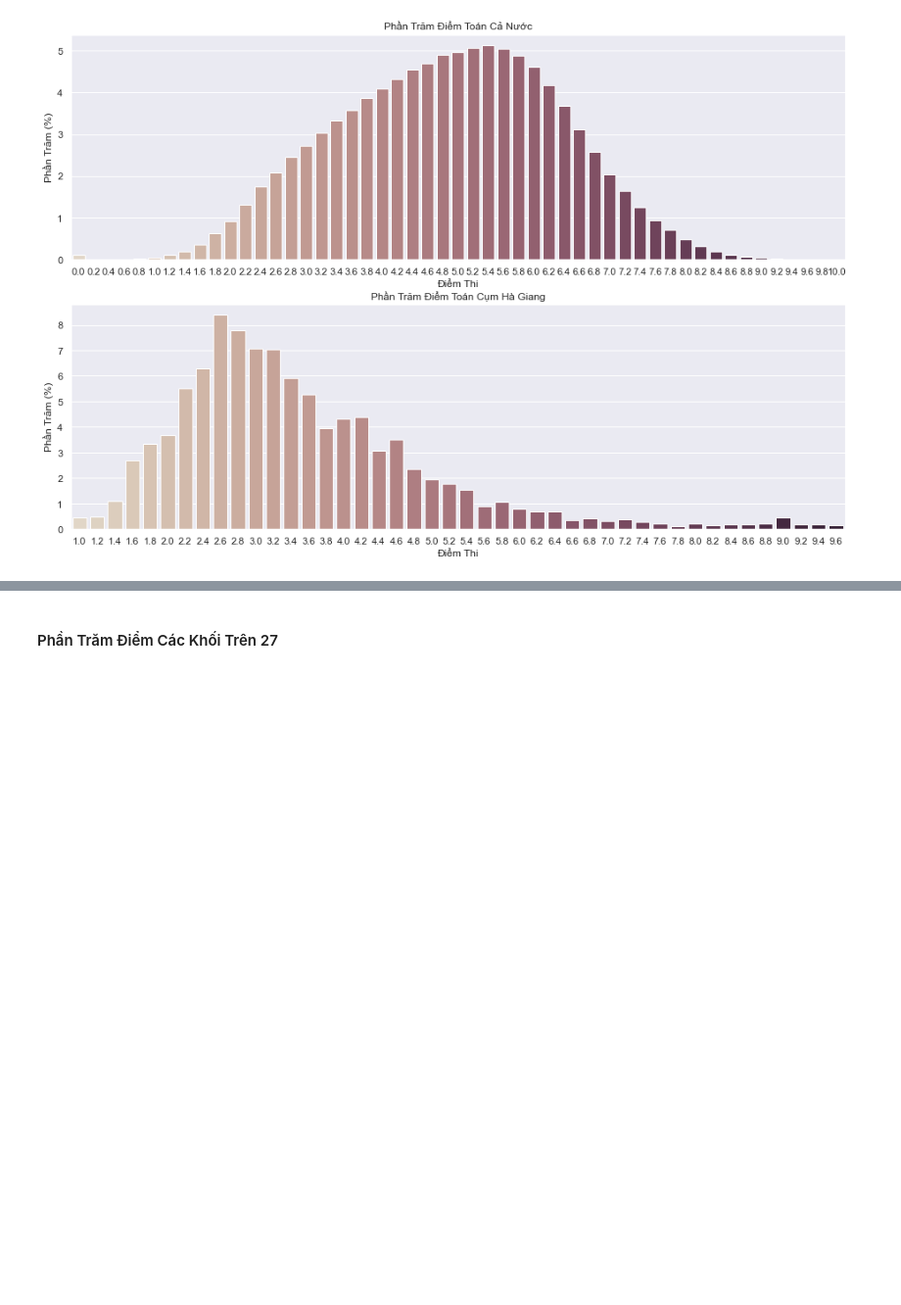
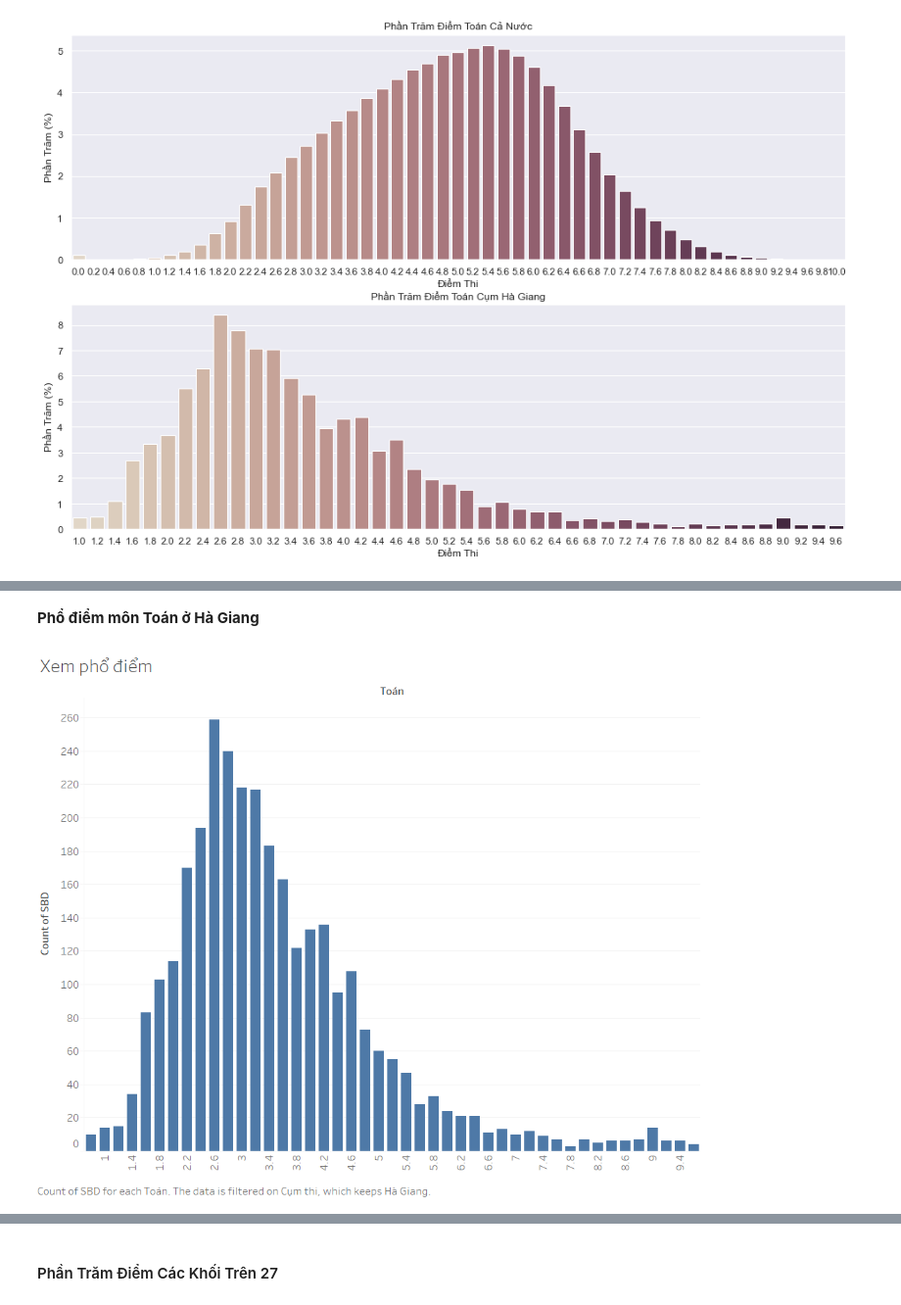
Before and after one commit to nguyenkhangme/project-visualization-cheating-score, a Jupyter notebook: Main.ipynb, the cells around one changed output, grey strips where cells are left out. Shown: that part at 98% size. Saved outputs shown, nothing was run; the diff lists cells and outputs as text; code cells hidden in the pictures; blank space fills up the shorter version.

```diff
--- a/Main.ipynb
+++ b/Main.ipynb
@@ -386,3 +401,9 @@ plt.show()
+# %% [markdown]
+**Phổ điểm môn Toán ở Hà Giang**
+# %%
+Image(filename='picture/Phổ điểm môn toán Hà Giang.png')
+# %% [output]
+[figure, added]
 # %% [markdown]
 **Nhận xét**:
  - Ta Thấy phổ điểm Toán tính theo phần trăm của cả nước đạt cực đại ở điểm 5.4 và sau đó dần dần hạ thấp xuống, có thể thấy điều này cũng được thể hiện ở bảng [Phân bố điểm của cả nước](#Phân-bố-điểm-của-cả-nước)
```
Also changed, not shown: parts of 24 cells of this notebook, 9 other files.
